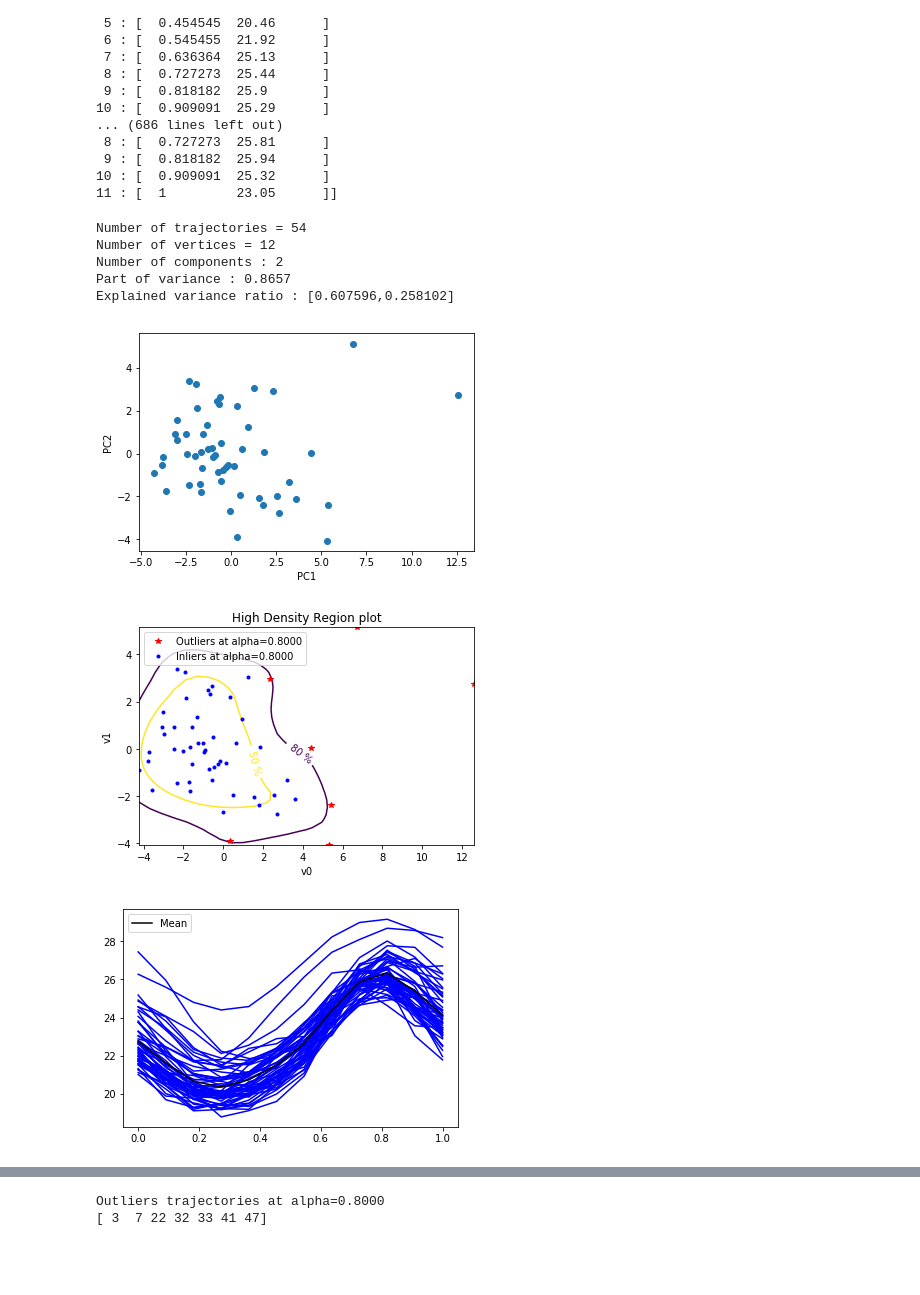
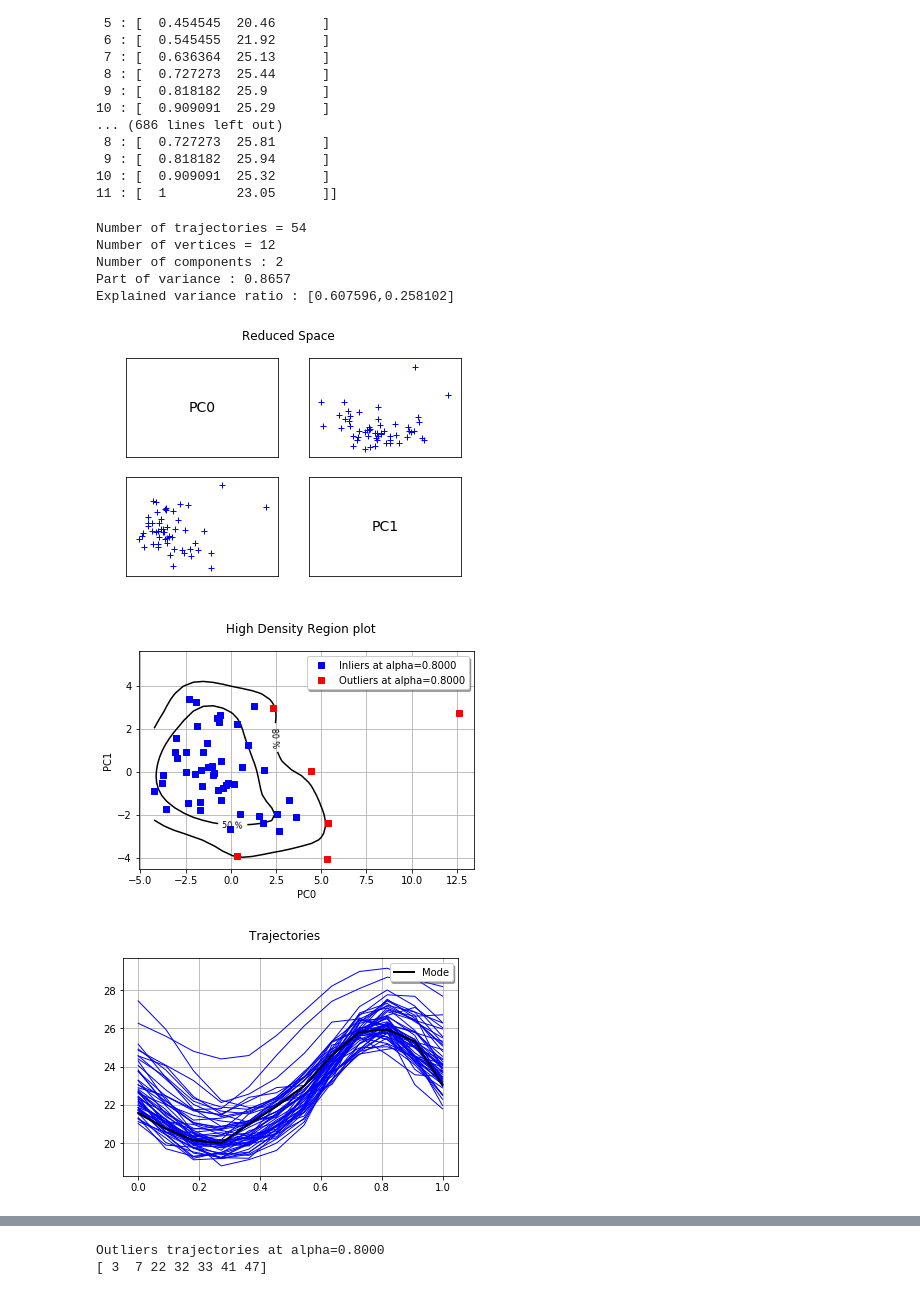
Before and after one commit to mbaudin47/othdrplot, a Jupyter notebook: doc/examples/HDR_plot.ipynb, the cells around one changed output, grey strips where cells are left out. Saved outputs shown, nothing was run; the diff lists cells and outputs as text; code cells hidden in the pictures; blank space fills up the shorter version.

Commit message:
Fix visualization with ndim > 2 with empty sample and argument numberOfComponents

```diff
--- a/doc/examples/HDR_plot.ipynb
+++ b/doc/examples/HDR_plot.ipynb
@@ -76,38 +77,42 @@ print(sample)
 11 : [  1         23.05      ]]
 # %%
 # Compute HDRPlot
-hdr = ProcessHighDensityRegionAlgorithm(sample)
+hdr = ProcessHighDensityRegionAlgorithm(sample, numberOfComponents=2)
+
 hdr.setContoursAlpha([0.8, 0.5])
 hdr.setOutlierAlpha(0.8)
 hdr.run()
 hdr.summary()
 hdr.dimensionReductionSummary()
 
 # Plot ACP
-hdr.plotDimensionReduction()
+graph = hdr.plotDimensionReduction()
+View(graph)
 plt.show()
 
 # Plot Density
-hdr.plotDensity(plotData=True, plotOutliers=True)
+graph = hdr.plotDensity(plotData=True)
+View(graph)
 plt.show()
 
 # Plot trajectories
-hdr.plotTrajectories()
+graph = hdr.plotTrajectories()
+View(graph)
 plt.show()
 
 # Plot outlier trajectories
 inlierSample = hdr.plotOutlierTrajectories()
 plt.show()
 
 print("Outliers trajectories at alpha=%.4f" % (hdr.densityPlot.outlierAlpha))
 outlierIndices = hdr.computeOutlierIndices()
 print(outlierIndices)
 # %% [output]
 Number of trajectories = 54
 Number of vertices = 12
 Number of components : 2
 Part of variance : 0.8657
 Explained variance ratio : [0.607596,0.258102]
-[figure, old version]
+[figure, new version]
-[figure, old version]
+[figure, new version]
-[figure, old version]
+[figure, new version]
```
Also changed, not shown: parts of 2 cells of this notebook, 2 other files.
